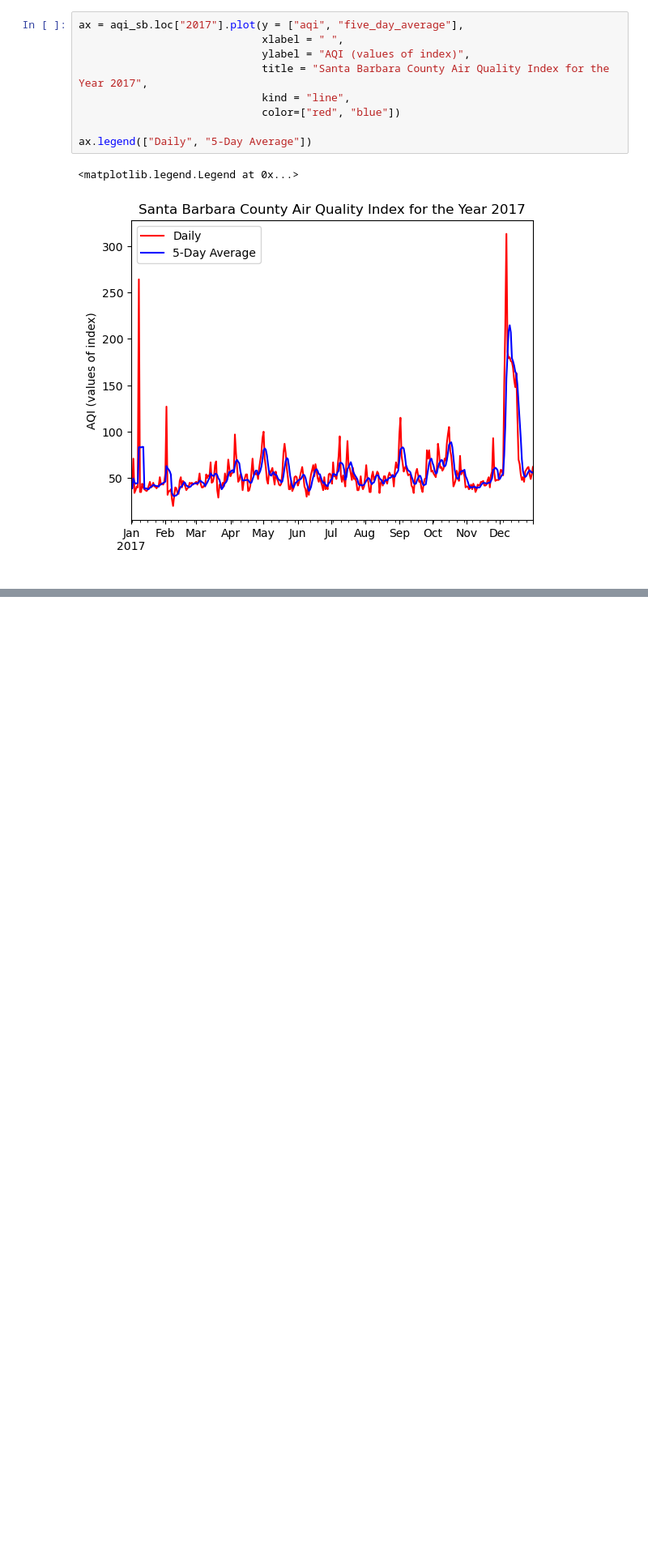
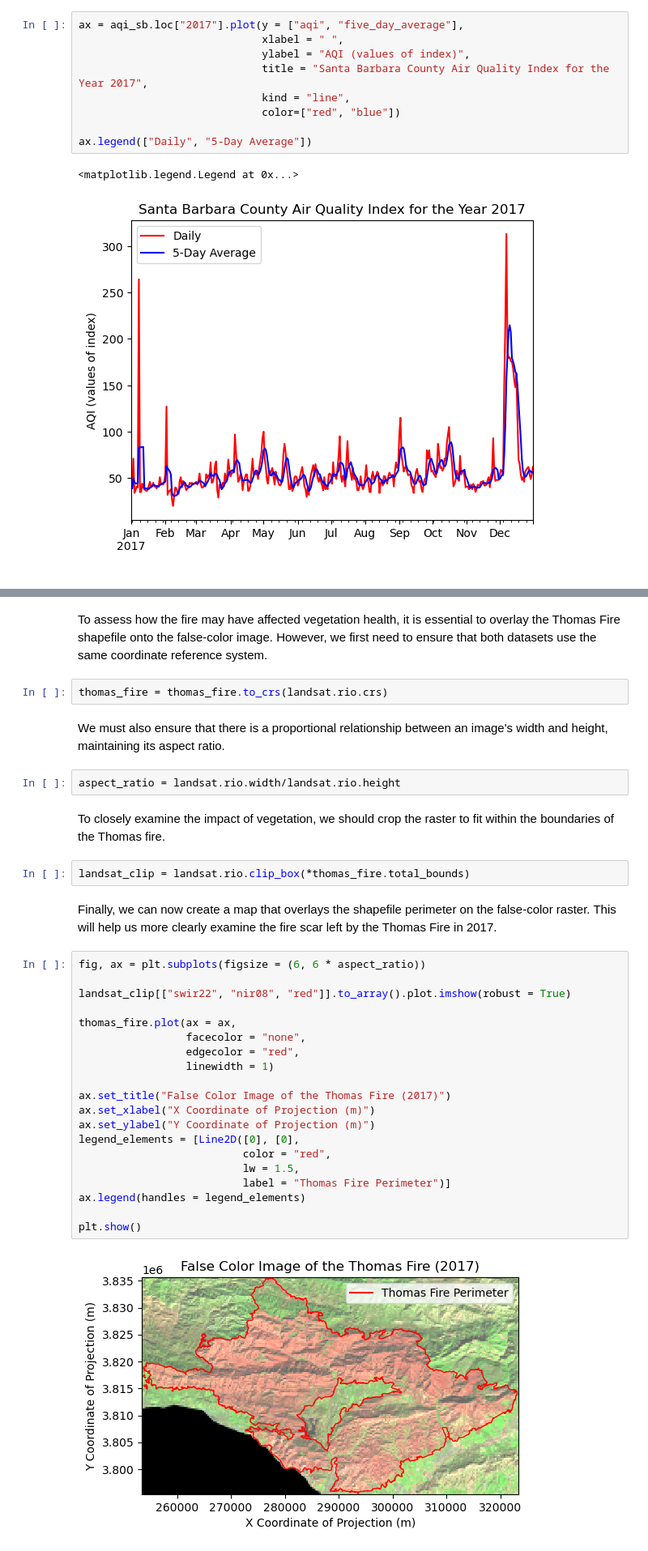
Before and after one commit to matteo-torres/thomas-fire-analysis, a Jupyter notebook: blog.ipynb, the cells around one changed output, grey strips where cells are left out. Shown at 81% size. Drawn from its saved outputs; the diff is of its cells as text; blank space fills up the shorter version.

```diff
--- a/blog.ipynb
+++ b/blog.ipynb
@@ -86,0 +115,36 @@ ax.legend(["Daily", "5-Day Average"])
+# %% [markdown]
+To assess how the fire may have affected vegetation health, it is essential to overlay the Thomas Fire shapefile onto the false-color image. However, we first need to ensure that both datasets use the same coordinate reference system.
+# %%
+thomas_fire = thomas_fire.to_crs(landsat.rio.crs)
+# %% [markdown]
+We must also ensure that there is a proportional relationship between an image's width and height, maintaining its aspect ratio.
+# %%
+aspect_ratio = landsat.rio.width/landsat.rio.height
+# %% [markdown]
+To closely examine the impact of vegetation, we should crop the raster to fit within the boundaries of the Thomas fire.
+# %%
+landsat_clip = landsat.rio.clip_box(*thomas_fire.total_bounds)
+# %% [markdown]
+Finally, we can now create a map that overlays the shapefile perimeter on the false-color raster. This will help us more clearly examine the fire scar left by the Thomas Fire in 2017.
+# %%
+fig, ax = plt.subplots(figsize = (6, 6 * aspect_ratio))
+
+landsat_clip[["swir22", "nir08", "red"]].to_array().plot.imshow(robust = True)
+
+thomas_fire.plot(ax = ax,
+                 facecolor = "none",
+                 edgecolor = "red",
+                 linewidth = 1)
+
+ax.set_title("False Color Image of the Thomas Fire (2017)")
+ax.set_xlabel("X Coordinate of Projection (m)")
+ax.set_ylabel("Y Coordinate of Projection (m)")
+legend_elements = [Line2D([0], [0],
+                          color = "red",
+                          lw = 1.5,
+                          label = "Thomas Fire Perimeter")]
+ax.legend(handles = legend_elements)
+
+plt.show()
+# %% [output]
+[figure, added]
```
Also changed, not shown: parts of 10 cells of this notebook.
